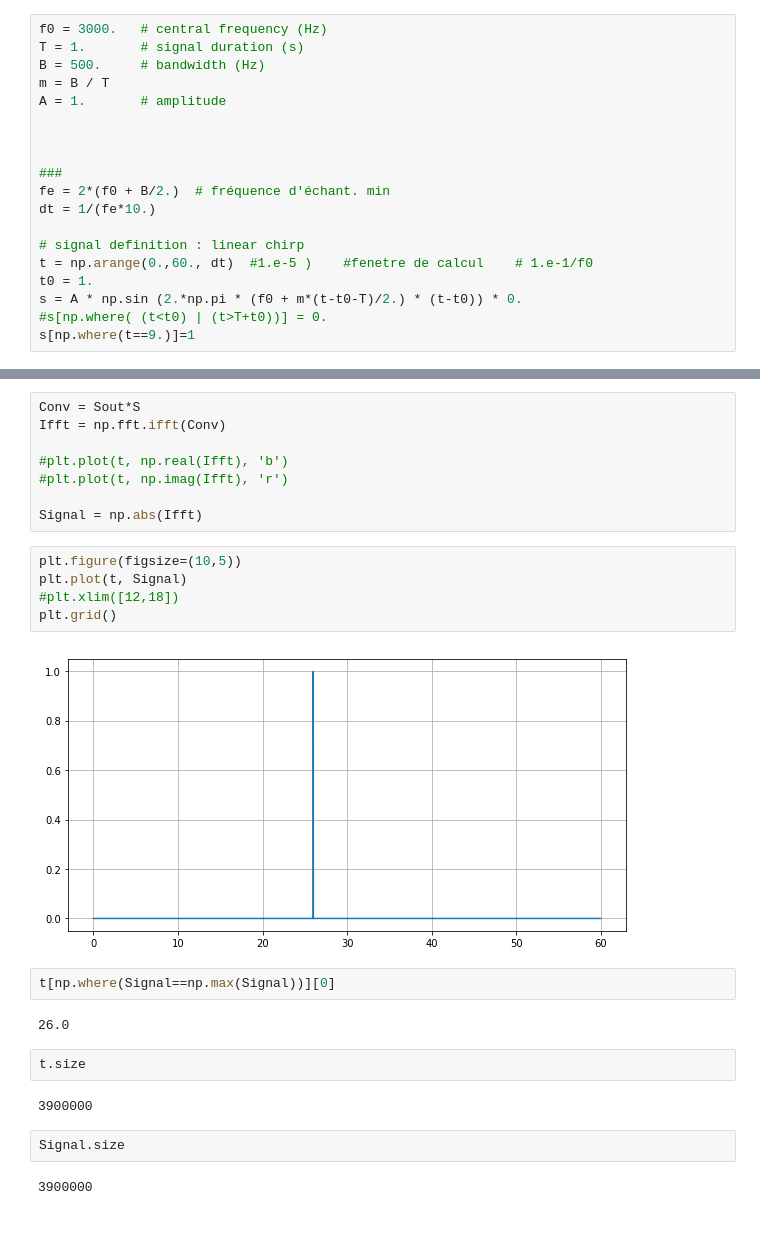
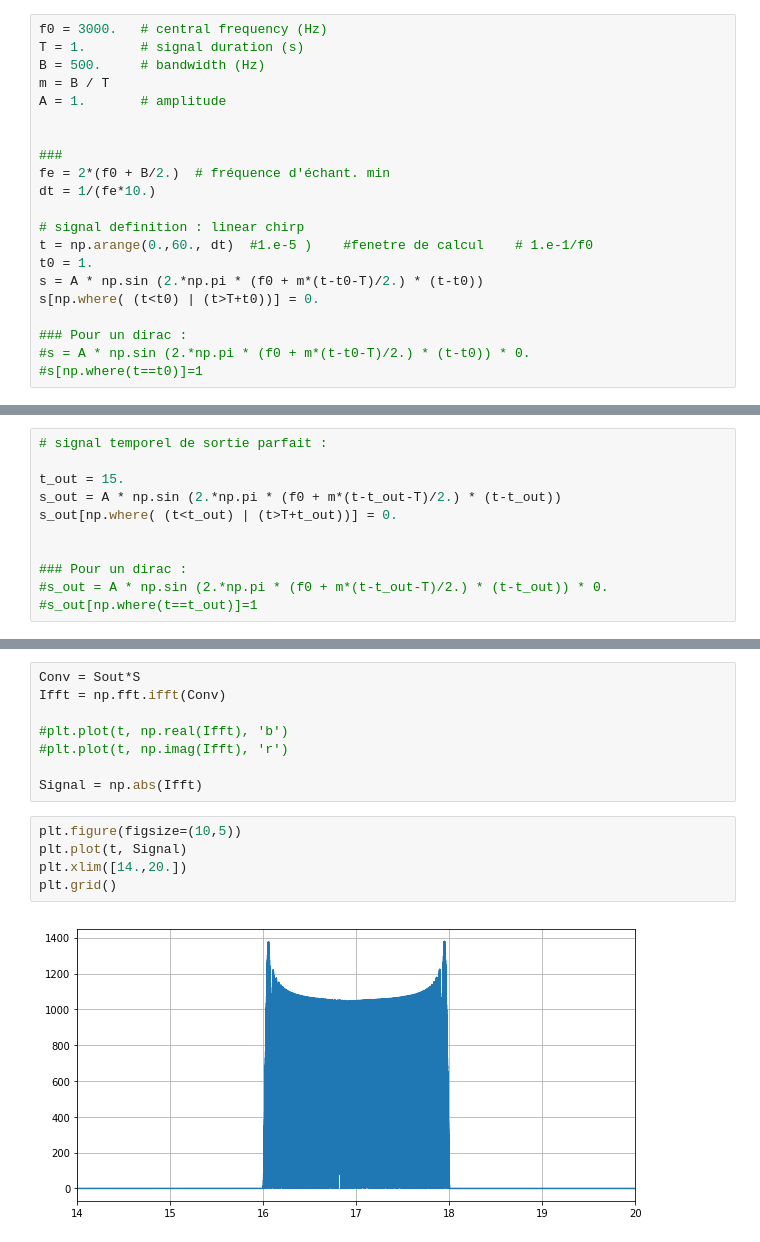
Before and after one commit to ponchama/Cognac_Acoustique, a Jupyter notebook: Bellhop/Partie6_traitement_signal/detection_signal.ipynb, the cells around one changed output, grey strips where cells are left out. Saved outputs shown, nothing was run; the diff lists cells and outputs as text.

Commit message:
Detection of perfect signal, multipath signal and noised signal

```diff
--- a/Bellhop/Partie6_traitement_signal/detection_signal.ipynb
+++ b/Bellhop/Partie6_traitement_signal/detection_signal.ipynb
@@ -22,7 +19,6 @@ T = 1.       # signal duration (s)
 B = 500.     # bandwidth (Hz)
 m = B / T
 A = 1.       # amplitude
-
 
 
 ###
@@ -32,9 +28,12 @@ dt = 1/(fe*10.)
 # signal definition : linear chirp
 t = np.arange(0.,60., dt)  #1.e-5 )    #fenetre de calcul    # 1.e-1/f0
 t0 = 1.
-s = A * np.sin (2.*np.pi * (f0 + m*(t-t0-T)/2.) * (t-t0)) * 0.
-#s[np.where( (t<t0) | (t>T+t0))] = 0.
-s[np.where(t==9.)]=1
+s = A * np.sin (2.*np.pi * (f0 + m*(t-t0-T)/2.) * (t-t0))
+s[np.where( (t<t0) | (t>T+t0))] = 0.
+
+### Pour un dirac :
+#s = A * np.sin (2.*np.pi * (f0 + m*(t-t0-T)/2.) * (t-t0)) * 0.
+#s[np.where(t==t0)]=1
 # %%
 # plot temporal signal
 plt.figure(figsize=(10,6))
@@ -85,3 +75,14 @@ s_out[np.where(t==17.)]=1
+# %%
+# signal temporel de sortie parfait :
+
+t_out = 15.
+s_out = A * np.sin (2.*np.pi * (f0 + m*(t-t_out-T)/2.) * (t-t_out))
+s_out[np.where( (t<t_out) | (t>T+t_out))] = 0.
+
+
+### Pour un dirac :
+#s_out = A * np.sin (2.*np.pi * (f0 + m*(t-t_out-T)/2.) * (t-t_out)) * 0.
+#s_out[np.where(t==t_out)]=1
 # %%
 # plot temporal signal
 plt.figure(figsize=(10,6))
@@ -125,19 +126,7 @@ Signal = np.abs(Ifft)
 # %%
 plt.figure(figsize=(10,5))
 plt.plot(t, Signal)
-#plt.xlim([12,18])
+plt.xlim([14.,20.])
 plt.grid()
 # %% [output]
-[figure, old version]
+[figure, new version]
-# %%
-t[np.where(Signal==np.max(Signal))][0]
-# %% [output]
-26.0
-# %%
-t.size
-# %% [output]
-3900000
-# %%
-Signal.size
-# %% [output]
-3900000
```
Also changed, not shown: parts of 43 cells of this notebook.
